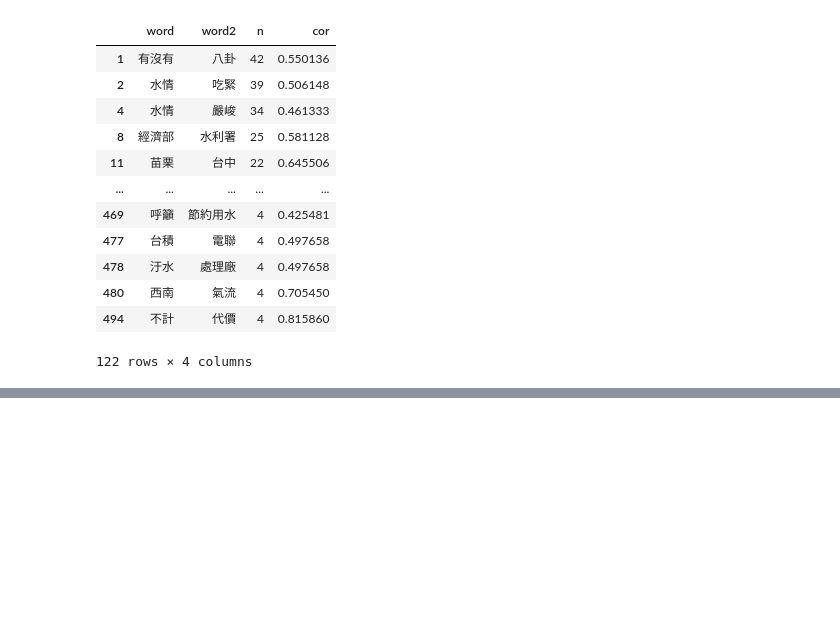
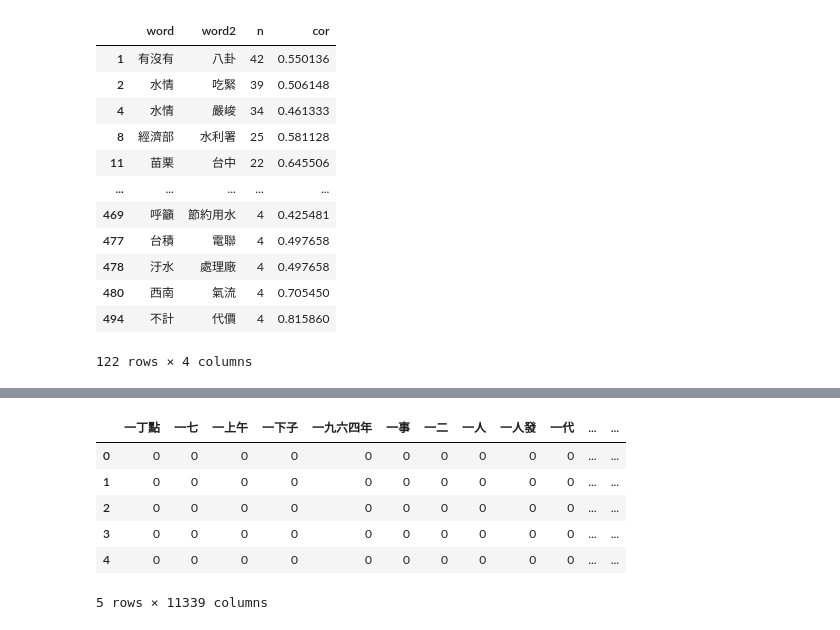
Before and after one commit to Text-Analytics-and-Retrieval/SMA_2021F, a Jupyter notebook: week8/week8_zh.ipynb, the cells around one changed output, grey strips where cells are left out. Saved outputs shown, nothing was run; the diff lists cells and outputs as text; code cells hidden in the pictures; blank space fills up the shorter version.

```diff
--- a/week8/week8_zh.ipynb
+++ b/week8/week8_zh.ipynb
@@ -54,6 +87,6 @@ plt.rcParams['font.sans-serif']=['SimHei'] #使圖中中文能正常顯示
 # %%
 #匯入資料
-MetaData = pd.read_csv('./data/ptt_gos_water_articleMetaData.csv', encoding='UTF-8')
+MetaData = pd.read_csv('./raw_data/ptt_gos_water_articleMetaData.csv', encoding='UTF-8')
 # %%
 MetaData.head(3)
 # %% [output]
@@ -667,0 +824,5 @@ plt.show()
+# %%
+data_cos= MetaData.copy()
+data_cos = data_cos.loc[:,["artTitle","artDate","artUrl","sentence"]]
+# 需要改成使用空格連接斷好的詞
+data_cos['word'] = data_cos.sentence.apply(getToken).map(' '.join)
@@ -667,0 +835,16 @@ plt.show()
+# %%
+# Bag of Word
+vectorizer = CountVectorizer()
+X = vectorizer.fit_transform(data_cos["word"])
+vocabulary = vectorizer.get_feature_names()
+# 轉成dataframe
+DTM_df = pd.DataFrame(columns = vocabulary, data = X.toarray())
+DTM_df.head()
+# %% [output]
+|  | 一丁點 | 一七 | 一上午 | 一下子 | 一九六四年 | 一事 | 一二 | 一人 | 一人發 | 一代 | ... | ... |
+| 0 | 0 | 0 | 0 | 0 | 0 | 0 | 0 | 0 | 0 | 0 | ... | ... |
+| 1 | 0 | 0 | 0 | 0 | 0 | 0 | 0 | 0 | 0 | 0 | ... | ... |
+| 2 | 0 | 0 | 0 | 0 | 0 | 0 | 0 | 0 | 0 | 0 | ... | ... |
+| 3 | 0 | 0 | 0 | 0 | 0 | 0 | 0 | 0 | 0 | 0 | ... | ... |
+| 4 | 0 | 0 | 0 | 0 | 0 | 0 | 0 | 0 | 0 | 0 | ... | ... |
+5 rows × 11339 columns
```
Also changed, not shown: parts of 57 cells of this notebook, 2 other files.
